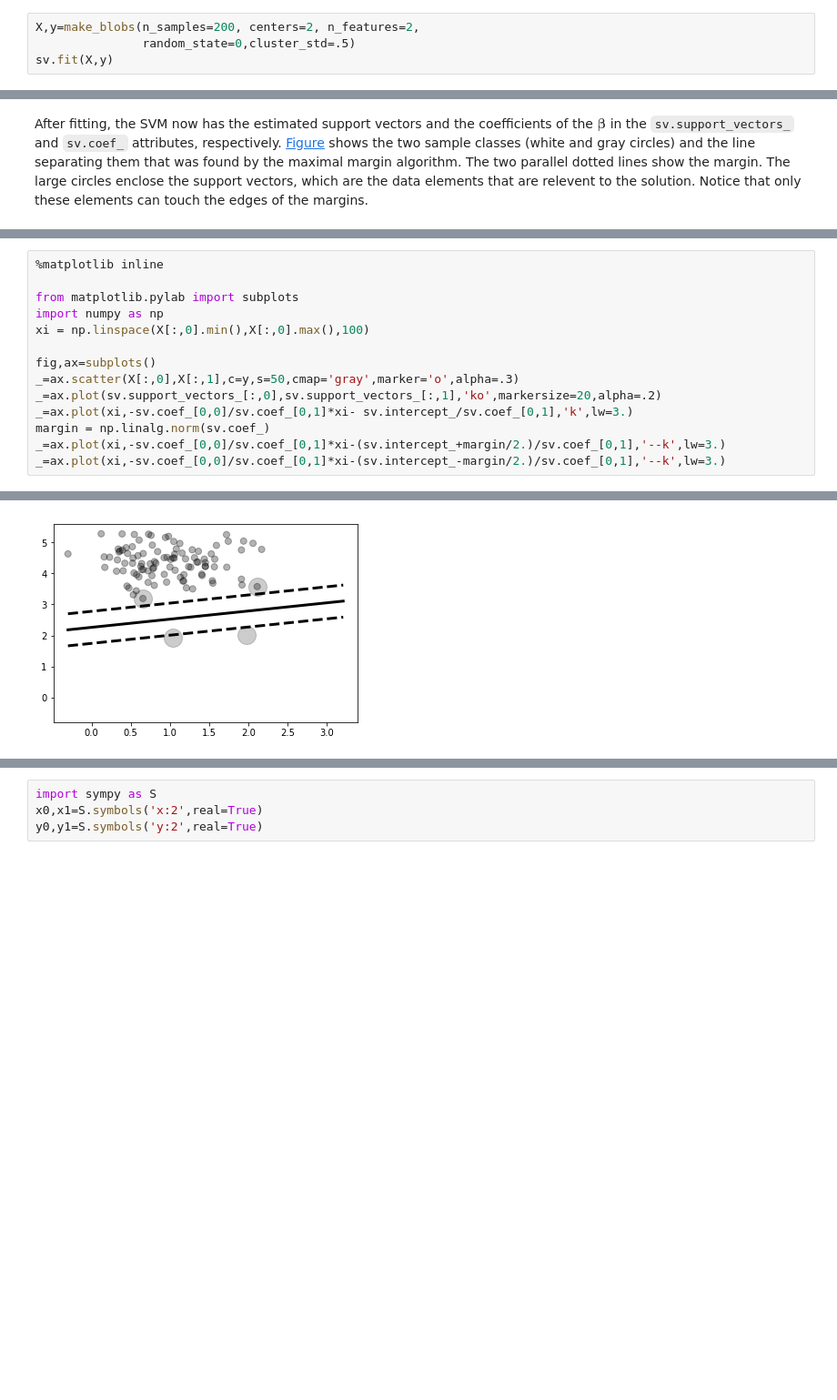
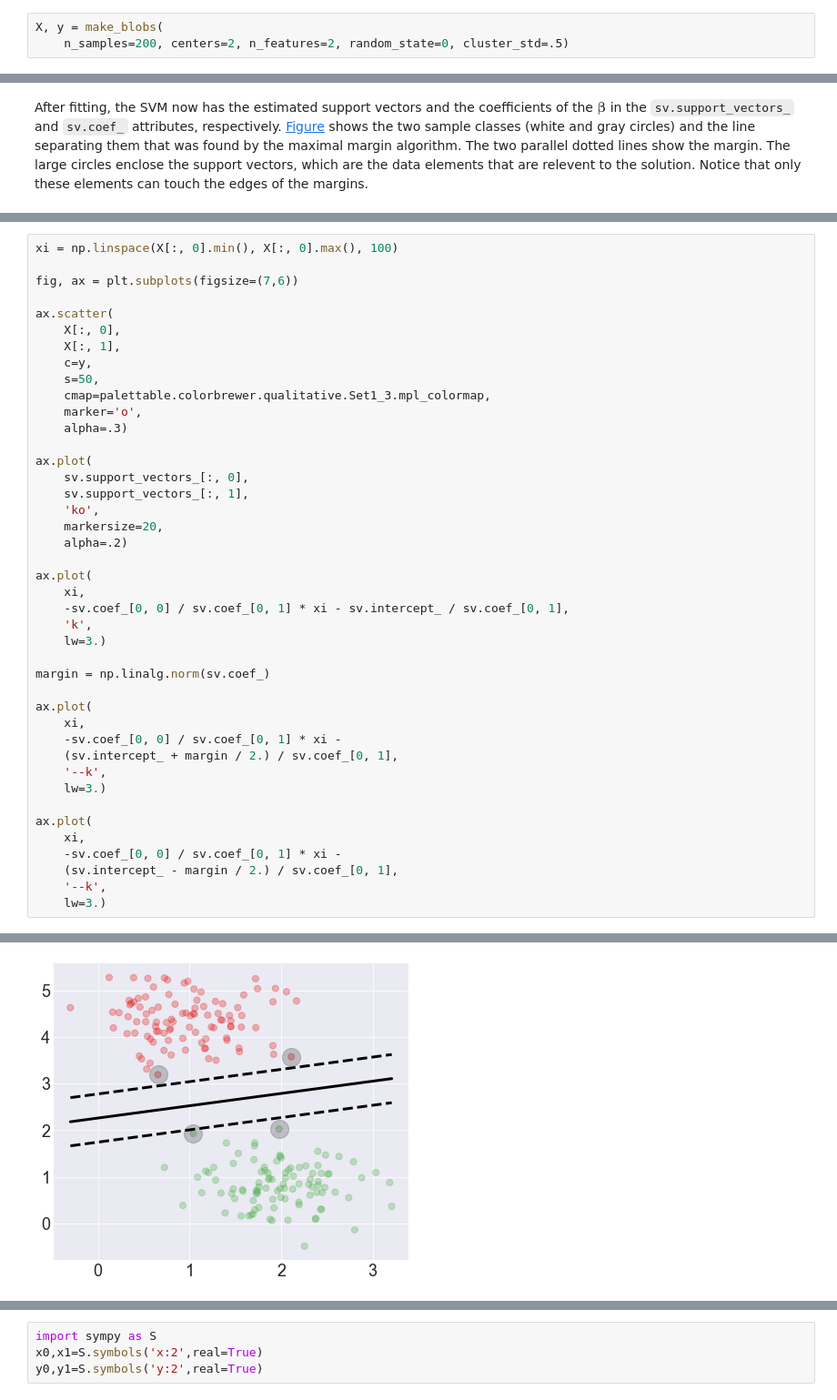
Before and after one commit to hvribeiro/MCSC1, a Jupyter notebook: aulas/04.4 - SVM, PCA, Clustering, and Ensemble Methods.ipynb, the cells around one changed output, grey strips where cells are left out. Shown at 91% size. Cells and saved outputs as stored; diff of their text form; blank space fills up the shorter version.

```diff
--- a/aulas/04.4 - SVM, PCA, Clustering, and Ensemble Methods.ipynb
+++ b/aulas/04.4 - SVM, PCA, Clustering, and Ensemble Methods.ipynb
@@ -182,6 +182,5 @@ sv = SVC(kernel='linear')
 We can create some synthetic data using `make_blobs` and then
 fit it to the SVM,
 # %%
-X,y=make_blobs(n_samples=200, centers=2, n_features=2,
-               random_state=0,cluster_std=.5)
-sv.fit(X,y)
+X, y = make_blobs(
+    n_samples=200, centers=2, n_features=2, random_state=0, cluster_std=.5)
@@ -202,15 +222,43 @@ can touch the edges of the margins.
 # %%
-%matplotlib inline
+xi = np.linspace(X[:, 0].min(), X[:, 0].max(), 100)
 
-from matplotlib.pylab import subplots
-import numpy as np
-xi = np.linspace(X[:,0].min(),X[:,0].max(),100)
+fig, ax = plt.subplots(figsize=(7,6))
 
-fig,ax=subplots()
-_=ax.scatter(X[:,0],X[:,1],c=y,s=50,cmap='gray',marker='o',alpha=.3)
-_=ax.plot(sv.support_vectors_[:,0],sv.support_vectors_[:,1],'ko',markersize=20,alpha=.2)
-_=ax.plot(xi,-sv.coef_[0,0]/sv.coef_[0,1]*xi- sv.intercept_/sv.coef_[0,1],'k',lw=3.)
+ax.scatter(
+    X[:, 0],
+    X[:, 1],
+    c=y,
+    s=50,
+    cmap=palettable.colorbrewer.qualitative.Set1_3.mpl_colormap,
+    marker='o',
+    alpha=.3)
+
+ax.plot(
+    sv.support_vectors_[:, 0],
+    sv.support_vectors_[:, 1],
+    'ko',
+    markersize=20,
+    alpha=.2)
+
+ax.plot(
+    xi,
+    -sv.coef_[0, 0] / sv.coef_[0, 1] * xi - sv.intercept_ / sv.coef_[0, 1],
+    'k',
+    lw=3.)
+
 margin = np.linalg.norm(sv.coef_)
-_=ax.plot(xi,-sv.coef_[0,0]/sv.coef_[0,1]*xi-(sv.intercept_+margin/2.)/sv.coef_[0,1],'--k',lw=3.)
-_=ax.plot(xi,-sv.coef_[0,0]/sv.coef_[0,1]*xi-(sv.intercept_-margin/2.)/sv.coef_[0,1],'--k',lw=3.)
+
+ax.plot(
+    xi,
+    -sv.coef_[0, 0] / sv.coef_[0, 1] * xi -
+    (sv.intercept_ + margin / 2.) / sv.coef_[0, 1],
+    '--k',
+    lw=3.)
+
+ax.plot(
+    xi,
+    -sv.coef_[0, 0] / sv.coef_[0, 1] * xi -
+    (sv.intercept_ - margin / 2.) / sv.coef_[0, 1],
+    '--k',
+    lw=3.)
 # %% [output]
@@ -217,4 +266,4 @@ _=ax.plot(xi,-sv.coef_[0,0]/sv.coef_[0,1]*xi-(sv.intercept_-margin/2.)/sv.coef_[
-[figure, old version]
+[figure, new version]
 # %% [markdown]
 <!-- dom:FIGURE: [fig-machine_learning/svm_003.png, width=500 frac=0.75]  The
 two class shown (white and gray circles) are linearly separable. The maximal
```
Also changed, not shown: parts of 54 cells of this notebook.
